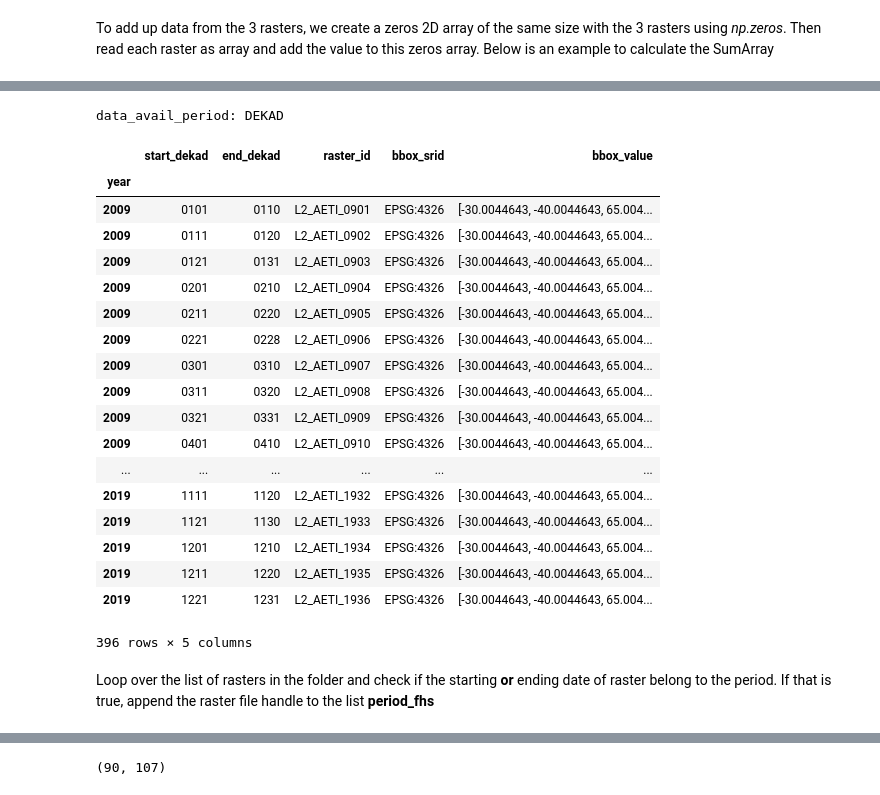
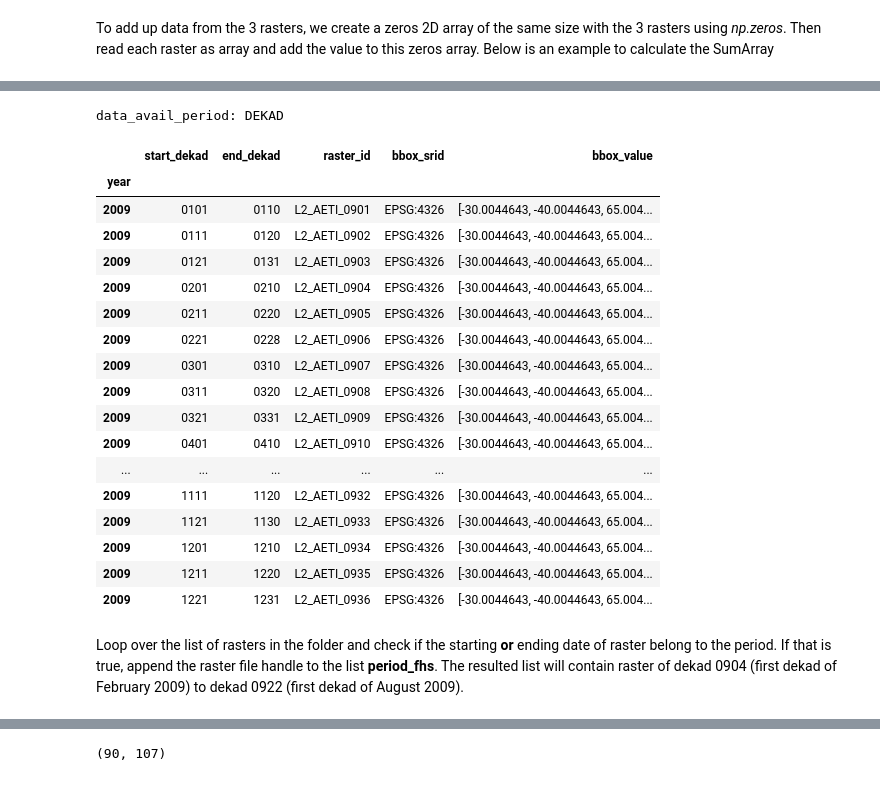
Before and after one commit to wateraccounting/WAPOROCW, a Jupyter notebook: notebooks/Module1_unit4/2_Preprocess_WaPOR_data.ipynb, the cells around one changed output, grey strips where cells are left out. Drawn from its saved outputs; the diff is of its cells as text; code cells hidden in the pictures.

```diff
--- a/notebooks/Module1_unit4/2_Preprocess_WaPOR_data.ipynb
+++ b/notebooks/Module1_unit4/2_Preprocess_WaPOR_data.ipynb
@@ -556,33 +716,32 @@ Get the available raster info table.
 # %%
 df=hkv.read_wapor.get_catalogus(version='2.0')
 ds_code='L2_AETI_D'
 cube_info=hkv.read_wapor.get_info_cube(cube_code=ds_code)
-df_avail=hkv.read_wapor.get_data_availability(cube_info=cube_info,time_range='[2008-01-01,2019-12-31]')
+df_avail=hkv.read_wapor.get_data_availability(cube_info=cube_info,time_range='[2009-01-01,2009-12-31]')
 df_avail
 # %% [output]
 data_avail_period: DEKAD
 |  | start_dekad | end_dekad | raster_id | bbox_srid | bbox_value |
 | year |  |  |  |  |  |
 | 2009 | 0101 | 0110 | L2_AETI_0901 | EPSG:4326 | [-30.0044643, -40.0044643, 65.004... |
 | 2009 | 0111 | 0120 | L2_AETI_0902 | EPSG:4326 | [-30.0044643, -40.0044643, 65.004... |
 | 2009 | 0121 | 0131 | L2_AETI_0903 | EPSG:4326 | [-30.0044643, -40.0044643, 65.004... |
 | 2009 | 0201 | 0210 | L2_AETI_0904 | EPSG:4326 | [-30.0044643, -40.0044643, 65.004... |
 | 2009 | 0211 | 0220 | L2_AETI_0905 | EPSG:4326 | [-30.0044643, -40.0044643, 65.004... |
 | 2009 | 0221 | 0228 | L2_AETI_0906 | EPSG:4326 | [-30.0044643, -40.0044643, 65.004... |
 | 2009 | 0301 | 0310 | L2_AETI_0907 | EPSG:4326 | [-30.0044643, -40.0044643, 65.004... |
 | 2009 | 0311 | 0320 | L2_AETI_0908 | EPSG:4326 | [-30.0044643, -40.0044643, 65.004... |
 | 2009 | 0321 | 0331 | L2_AETI_0909 | EPSG:4326 | [-30.0044643, -40.0044643, 65.004... |
 | 2009 | 0401 | 0410 | L2_AETI_0910 | EPSG:4326 | [-30.0044643, -40.0044643, 65.004... |
 | ... | ... | ... | ... | ... | ... |
-| 2019 | 1111 | 1120 | L2_AETI_1932 | EPSG:4326 | [-30.0044643, -40.0044643, 65.004... |
-| 2019 | 1121 | 1130 | L2_AETI_1933 | EPSG:4326 | [-30.0044643, -40.0044643, 65.004... |
-| 2019 | 1201 | 1210 | L2_AETI_1934 | EPSG:4326 | [-30.0044643, -40.0044643, 65.004... |
-| 2019 | 1211 | 1220 | L2_AETI_1935 | EPSG:4326 | [-30.0044643, -40.0044643, 65.004... |
-| 2019 | 1221 | 1231 | L2_AETI_1936 | EPSG:4326 | [-30.0044643, -40.0044643, 65.004... |
+| 2009 | 1111 | 1120 | L2_AETI_0932 | EPSG:4326 | [-30.0044643, -40.0044643, 65.004... |
+| 2009 | 1121 | 1130 | L2_AETI_0933 | EPSG:4326 | [-30.0044643, -40.0044643, 65.004... |
+| 2009 | 1201 | 1210 | L2_AETI_0934 | EPSG:4326 | [-30.0044643, -40.0044643, 65.004... |
+| 2009 | 1211 | 1220 | L2_AETI_0935 | EPSG:4326 | [-30.0044643, -40.0044643, 65.004... |
+| 2009 | 1221 | 1231 | L2_AETI_0936 | EPSG:4326 | [-30.0044643, -40.0044643, 65.004... |
-396 rows × 5 columns
 # %% [markdown]
 Loop over the list of rasters in the folder and check if the starting **or** ending date of raster belong to the period.
-If that is true, append the raster file handle to the list **period_fhs**
+If that is true, append the raster file handle to the list **period_fhs**. The resulted list will contain raster of dekad 0904 (first dekad of February 2009) to dekad 0922 (first dekad of August 2009).
 # %%
 period_fhs=[]
 for in_fh in input_fhs:
```
Also changed, not shown: parts of 59 cells of this notebook.
